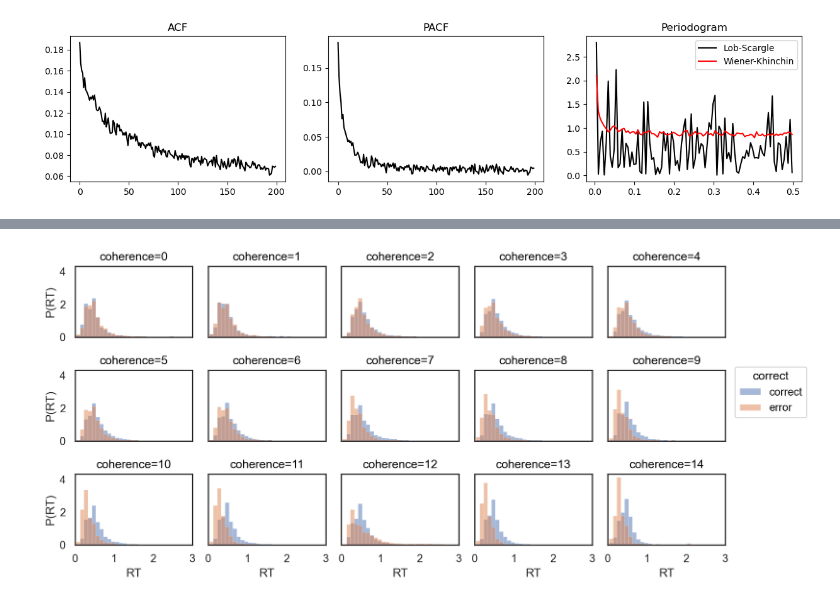
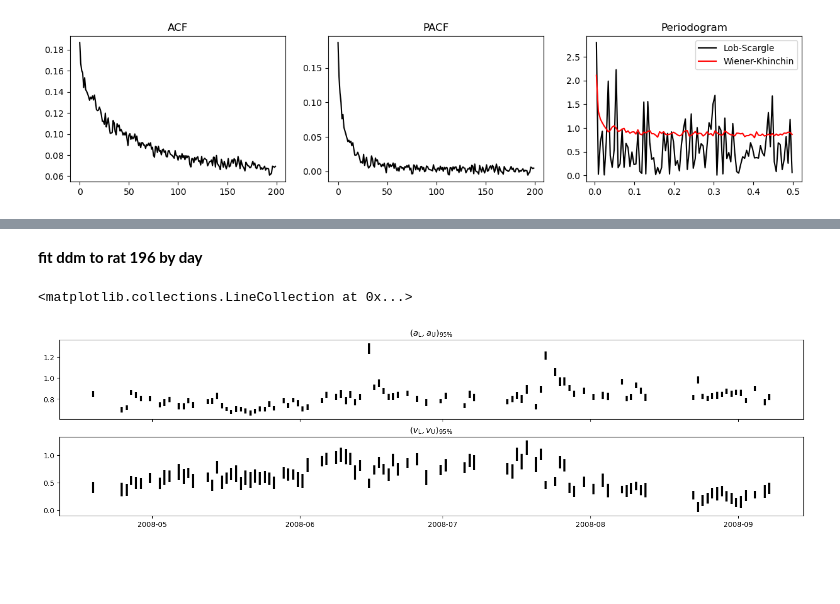
Before and after one commit to griegner/drift-diffusion, a Jupyter notebook: examples/03-reinagel-2013-dataset.ipynb, the cells around one changed output, grey strips where cells are left out. Cells and saved outputs as stored; diff of their text form; code cells hidden in the pictures; blank space fills up the shorter version.

```diff
--- a/examples/03-reinagel-2013-dataset.ipynb
+++ b/examples/03-reinagel-2013-dataset.ipynb
@@ -198,13 +238,43 @@ import seaborn.objects as so
-# %%
-# plot rt distributions
-(
-    so.Plot(df, x="RT", color=df["correct"].map({1: "correct", 0: "error"}))
-    .facet(col="coherence", wrap=5)
-    .add(so.Bars(alpha=0.5), so.Hist(stat="density", bins=100))
-    .limit(x=(0, 3))
-    .layout(size=(10, 5))
-    .label(x="RT", y="P(RT)", title="coherence={}".format)
-    .theme({"axes.facecolor": "white", "axes.edgecolor": "k"})
-)
-# %% [output]
-[figure, removed]
+# %% [markdown]
+**fit ddm to rat 196 by day**
+# %%
+ddm = DriftDiffusionModel(t=0, z=0, cov_estimator="sample-hessian")
+
+
+def fit_ddm(grp):
+    if len(grp) < 400:  # see simulations above
+        return None
+
+    X = grp["RT"].to_numpy()
+    y = grp["correct"].to_numpy()
+    ddm.fit(X, y)
+
+    a, v = ddm.params_
+    se = np.sqrt(np.diag(ddm.covariance_))
+
+    return pd.Series(
+        {
+            "a": a,
+            "v": v,
+            "a-": a - 1.96 * se[0],
+            "v-": v - 1.96 * se[1],
+            "a+": a + 1.96 * se[0],
+            "v+": v + 1.96 * se[1],
+        }
+    )
+
+
+df_fit_ddm = df_subset.groupby(pd.Grouper(freq="24h", offset="14h"))[["RT", "correct"]].apply(
+    fit_ddm
+)
+# %%
+fig, axs = plt.subplots(nrows=2, figsize=(15, 4), layout="constrained", sharex=True)
+
+axs[0].set_title(r"$(a_\text{L}, a_\text{U})_{95\%}$")
+axs[0].vlines(df_fit_ddm.index, df_fit_ddm["a-"], df_fit_ddm["a+"], color="k", lw=3)
+
+axs[1].set_title(r"$(v_\text{L}, v_\text{U})_{95\%}$")
+axs[1].vlines(df_fit_ddm.index, df_fit_ddm["v-"], df_fit_ddm["v+"], color="k", lw=3)
+# %% [output]
+<matplotlib.collections.LineCollection at 0x...>
+[figure, added]
```
Also changed, not shown: parts of 9 cells of this notebook, 7 other files.
